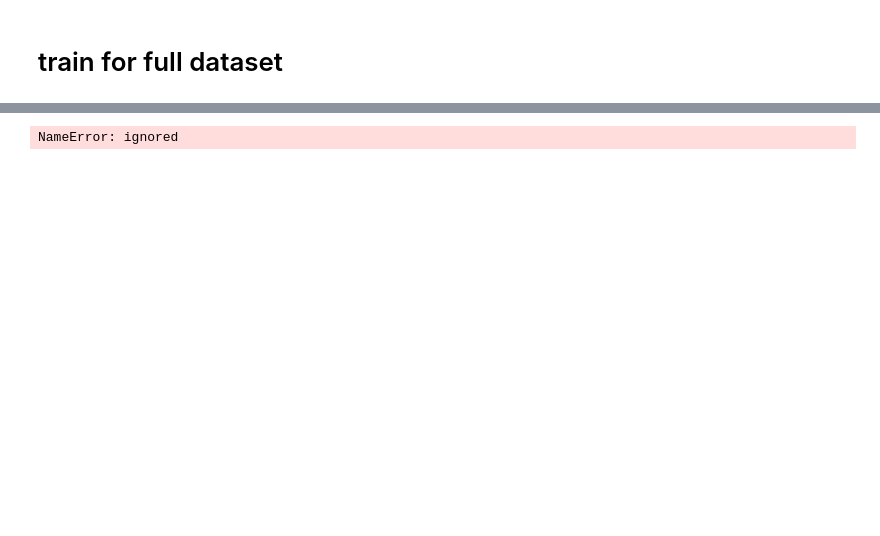
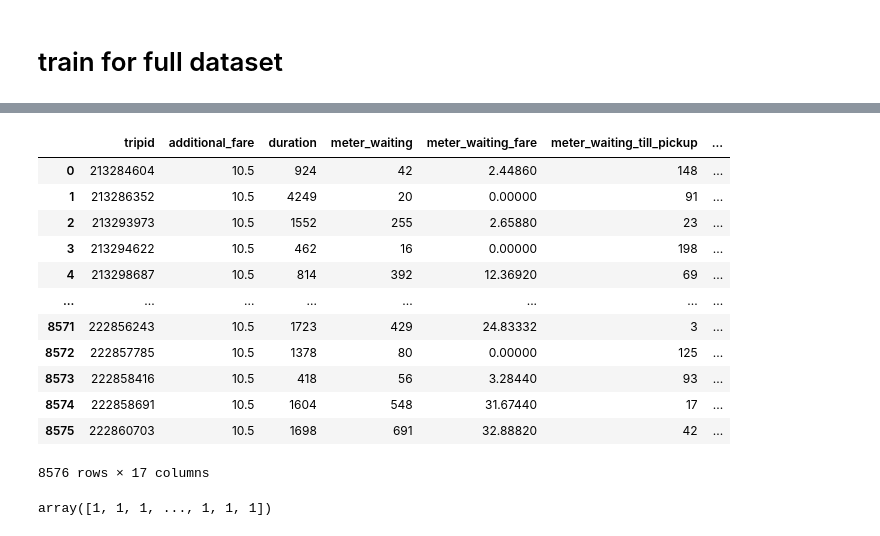
Before and after one commit to Dhananjana97/ML-Ride-Fair, a Jupyter notebook: fare_per_dist,time_type.ipynb, the cells around one changed output, grey strips where cells are left out. Saved outputs shown, nothing was run; the diff lists cells and outputs as text; code cells hidden in the pictures; blank space fills up the shorter version.

```diff
--- a/fare_per_dist,time_type.ipynb
+++ b/fare_per_dist,time_type.ipynb
@@ -255,0 +261,15 @@ features_df
+# %%
+
+
+def get_fare_per_distance(df):
+  fare_per_dist=[]
+  for index, row in df.iterrows():
+    if(row['dist']==0):
+
+      fare_per_dist.append(0)
+    else:
+      fare_per_distance=(float(row['fare'])-float(row['meter_waiting_fare']))/float(row['dist'])
+
+      fare_per_dist.append(fare_per_distance)
+
+  return fare_per_dist
@@ -482,16 +599,33 @@ features
 # %%
 # predict=estimator.predict(preprocessed_test_features);
-# %%
-test_df['dist']=getDist(test_df)
-test_df
-# %% [output]
-NameError: ignored
+# %%
+test_df['dist']=getDistance(test_df)
+test_df['Time_type']=get_time_type(test_df)
+test_df['Fare_per_dist']=get_fare_per_distance(test_df)
+test_df['Fare_per_min']=get_fare_per_min(test_df)
+test_df
+# %% [output]
+|  | tripid | additional_fare | duration | meter_waiting | meter_waiting_fare | meter_waiting_till_pickup | ... |
+| 0 | 213284604 | 10.5 | 924 | 42 | 2.44860 | 148 | ... |
+| 1 | 213286352 | 10.5 | 4249 | 20 | 0.00000 | 91 | ... |
+| 2 | 213293973 | 10.5 | 1552 | 255 | 2.65880 | 23 | ... |
+| 3 | 213294622 | 10.5 | 462 | 16 | 0.00000 | 198 | ... |
+| 4 | 213298687 | 10.5 | 814 | 392 | 12.36920 | 69 | ... |
+| ... | ... | ... | ... | ... | ... | ... | ... |
+| 8571 | 222856243 | 10.5 | 1723 | 429 | 24.83332 | 3 | ... |
+| 8572 | 222857785 | 10.5 | 1378 | 80 | 0.00000 | 125 | ... |
+| 8573 | 222858416 | 10.5 | 418 | 56 | 3.28440 | 93 | ... |
+| 8574 | 222858691 | 10.5 | 1604 | 548 | 31.67440 | 17 | ... |
+| 8575 | 222860703 | 10.5 | 1698 | 691 | 32.88820 | 42 | ... |
+8576 rows × 17 columns
 # %%
 # prepros_test=pd.DataFrame(preprocessor.fit_transform(test_df))
 # prepros_test
 # %%
-t=estimator.predict(test_df[features])
+t=full_Pipeline.predict(test_df[features])
 t
+# %% [output]
+array([1, 1, 1, ..., 1, 1, 1])
 # %%
 submission_df['prediction']=t
 # %%
```
Also changed, not shown: parts of 25 cells of this notebook.
